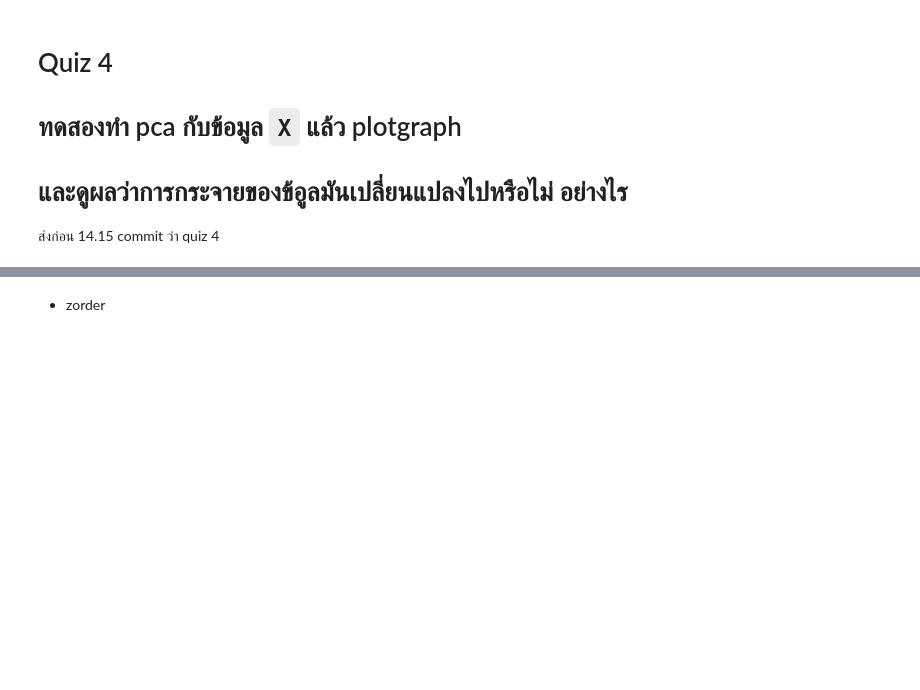
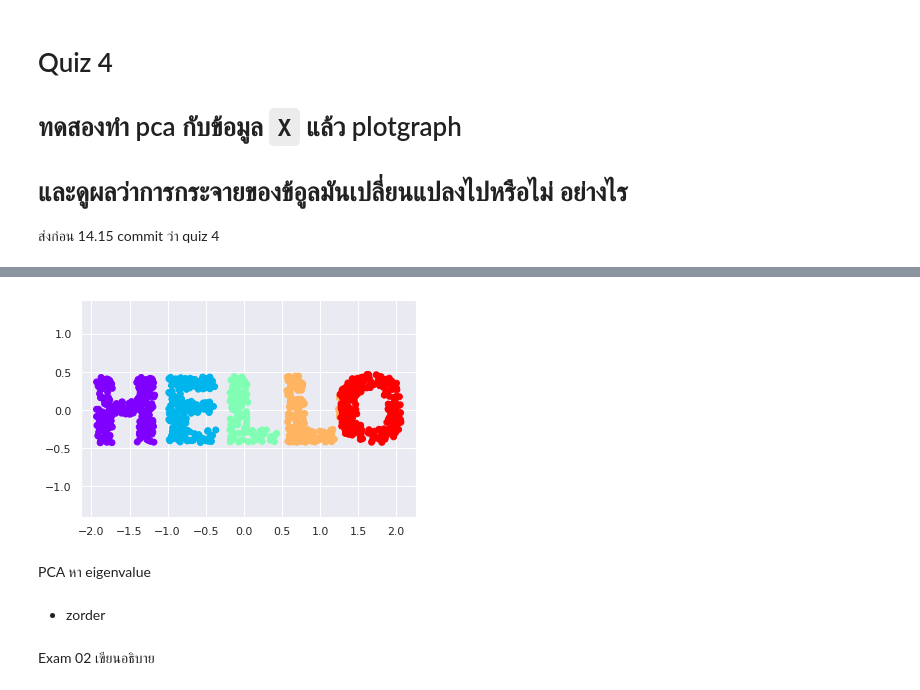
Before and after one commit to Jittiya/multivariate, a Jupyter notebook: Chapter_4_MDS.ipynb, the cells around one changed output, grey strips where cells are left out. Saved outputs shown, nothing was run; the diff lists cells and outputs as text; code cells hidden in the pictures; blank space fills up the shorter version.

```diff
--- a/Chapter_4_MDS.ipynb
+++ b/Chapter_4_MDS.ipynb
@@ -299,0 +312,7 @@ No handles with labels found to put in legend.
+# %%
+model = PCA(n_components=2)
+out = model.fit_transform(X2)
+plt.scatter(out[:, 0], out[:, 1], **colorize)
+plt.axis('equal');
+# %% [output]
+[figure, added]
@@ -300,2 +324,6 @@ No handles with labels found to put in legend.
+# %% [markdown]
+PCA หา eigenvalue
 # %% [markdown]
 * zorder
+# %% [markdown]
+Exam 02 เขียนอธิบาย
```
Also changed, not shown: parts of 8 cells of this notebook.
